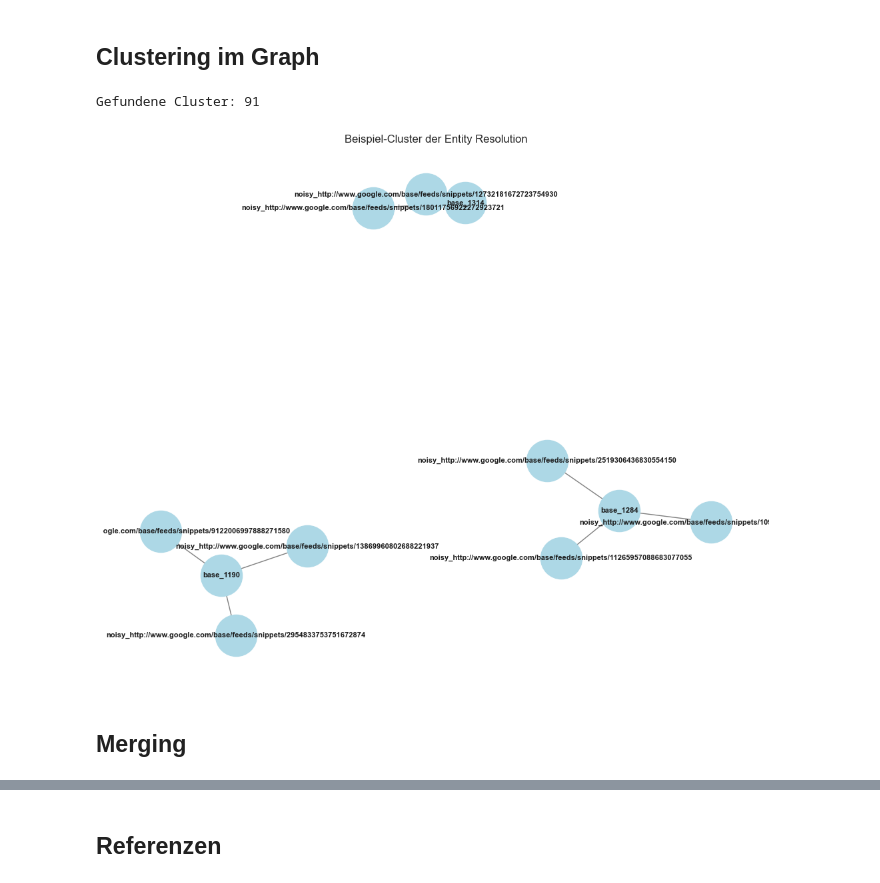
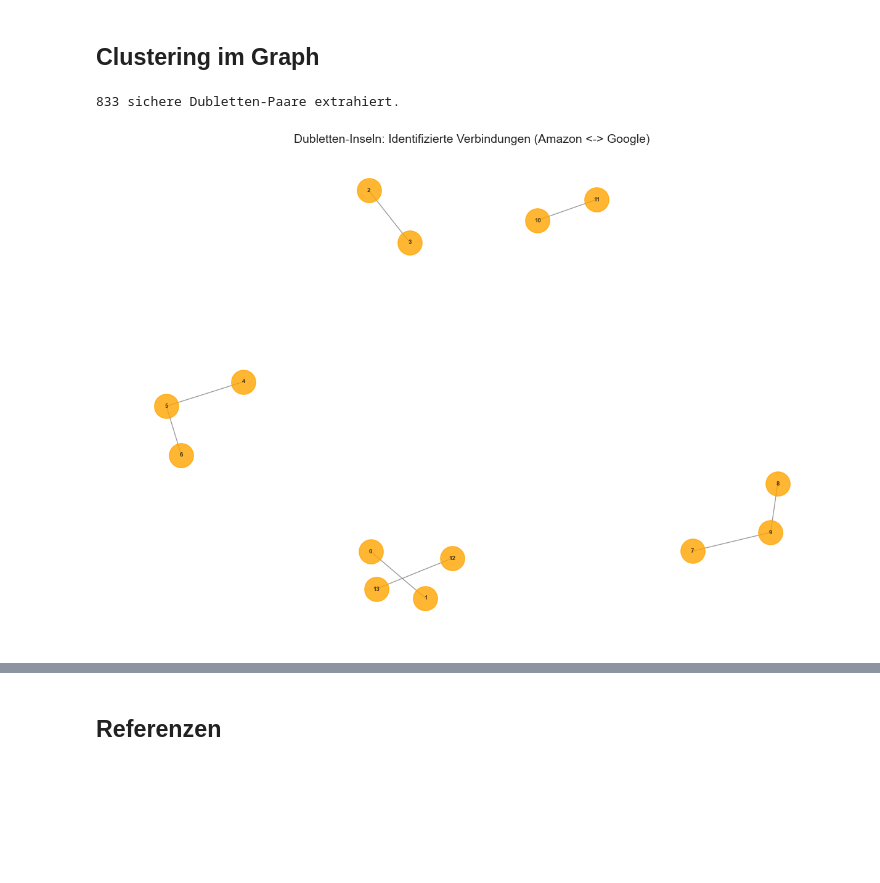
Before and after one commit to F1nnSBK/Entitiy-Resolution, a Jupyter notebook: entity_resolution.ipynb, the cells around one changed output, grey strips where cells are left out. Cells and saved outputs as stored; diff of their text form; code cells hidden in the pictures; blank space fills up the shorter version.

```diff
--- a/entity_resolution.ipynb
+++ b/entity_resolution.ipynb
@@ -709,44 +746,40 @@ Keine Dublette       0.94      1.00      0.97     15069
 # %% [markdown]
 ## Clustering im Graph
 # %%
-false_positives = []
-for idx, (pred, label) in enumerate(zip(predictions, labels)):
-    if pred == 1 and label == 0:
-        id_noisy = df_noisy.iloc[idx // 5].name
-        id_base = df_base.iloc[I[idx // 5][idx % 5]].name
-        false_positives.append((id_noisy, id_base))
+import matplotlib.pyplot as plt
+import networkx as nx
 
-if false_positives:
-    print(f"Beispiel False Positive:\nNoisy: {df_noisy.loc[false_positives[0][0], 'text']}\nBase:  {df_base.loc[false_positives[0][1], 'text']}")
+probs_real = model_real.predict_proba(X_real)[:, 1]
+final_preds_real = (probs_real >= thresh_real).astype(int)
+
+confirmed_pairs_real = []
+
+for idx, is_duplicate in enumerate(final_preds_real):
+    if is_duplicate == 1:
+        row_noisy, row_base = candidate_pairs_real[idx]
+
+        id_google = f"google_{row_noisy.name}"
+        id_amazon = f"amazon_{row_base.name}"
+
+        confirmed_pairs_real.append((id_google, id_amazon))
+
+print(f"{len(confirmed_pairs_real)} sichere Dubletten-Paare extrahiert.")
+
+G_viz = nx.Graph()
+G_viz.add_edges_from(confirmed_pairs_real)
+
+subgraphs = [G_viz.subgraph(c).copy() for c in nx.connected_components(G_viz) if len(c) >= 2]
+
+plt.figure(figsize=(12, 8))
+combined_subgraph = nx.disjoint_union_all(subgraphs[:6]) if subgraphs else G_viz
+pos = nx.spring_layout(combined_subgraph, k=0.5)
+
+nx.draw(combined_subgraph, pos, with_labels=True,
+        node_color='orange', edge_color='gray',
+        node_size=800, font_size=7, font_weight='bold', alpha=0.8)
+
+plt.title("Dubletten-Inseln: Identifizierte Verbindungen (Amazon <-> Google)", fontsize=14)
+plt.show()
+# %% [output]
+833 sichere Dubletten-Paare extrahiert.
+[figure, added]
-# %%
-import networkx as nx
-
-G = nx.Graph()
-G.add_edges_from(confirmed_pairs)
-
-clusters = list(nx.connected_components(G))
-
-print(f"Gefundene Cluster: {len(clusters)}")
-# %% [output]
-Gefundene Cluster: 91
-# %%
-interesting_clusters = [c for c in clusters if len(c) > 2][:3]
-
-if not interesting_clusters:
-    interesting_clusters = clusters[:5]
-
-subgraph = G.subgraph([node for cluster in interesting_clusters for node in cluster])
-
-plt.figure(figsize=(10, 8))
-pos = nx.spring_layout(subgraph, k=0.5)
-
-nx.draw(subgraph, pos, with_labels=True,
-        node_color='lightblue', edge_color='gray',
-        node_size=2000, font_size=8, font_weight='bold')
-
-plt.title("Beispiel-Cluster der Entity Resolution")
-plt.show()
-# %% [output]
-[figure, removed]
-# %% [markdown]
-## Merging
```
Also changed, not shown: parts of 15 cells of this notebook.
